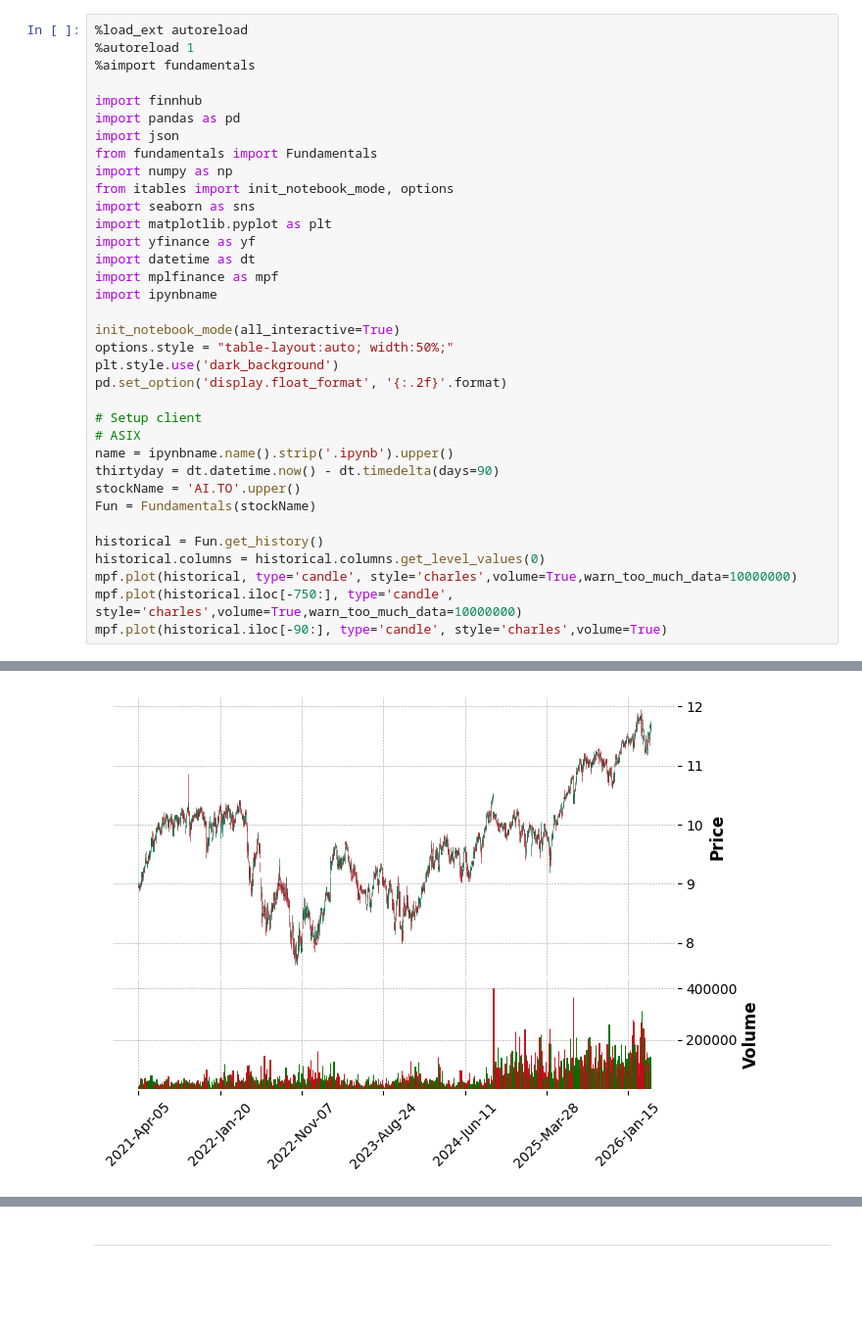
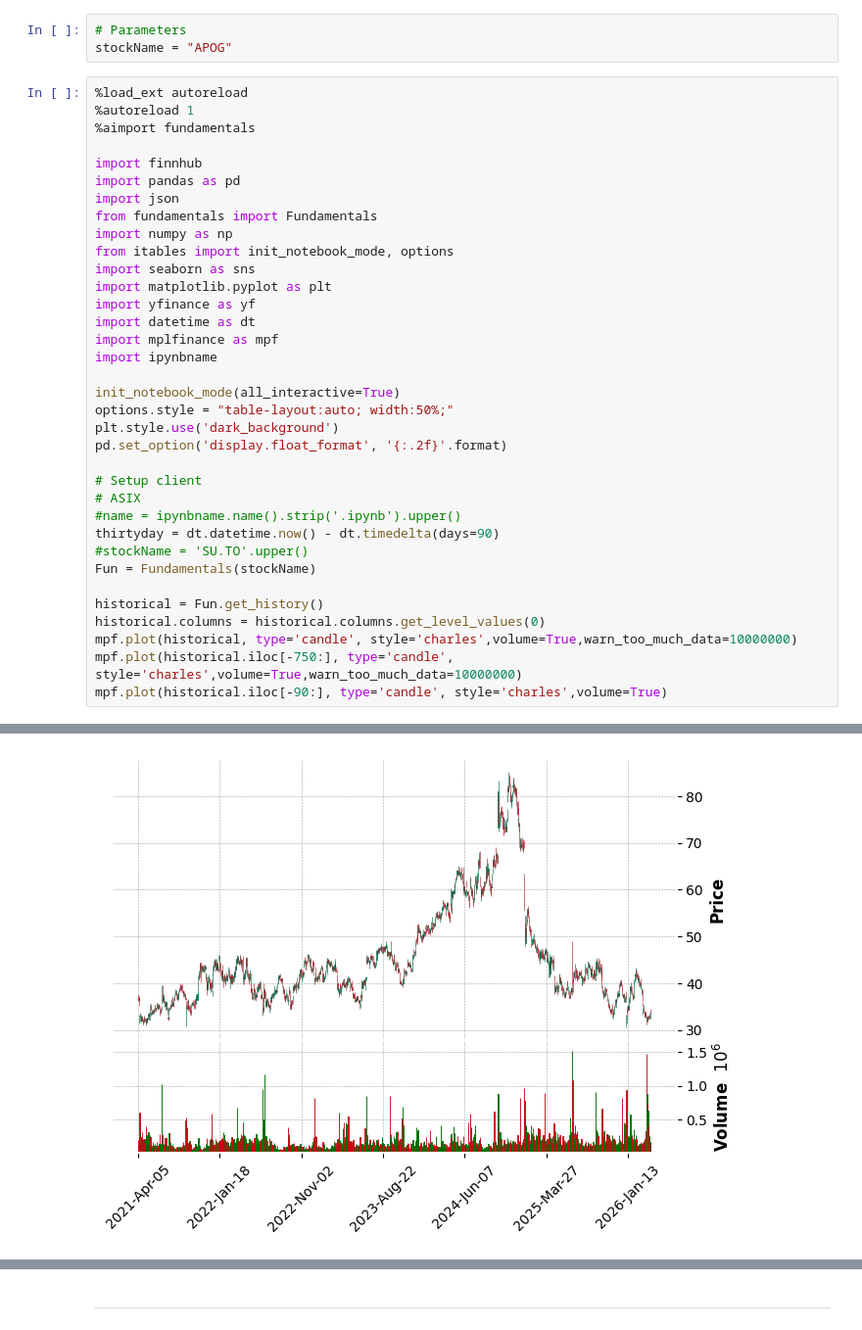
Before and after one commit to hodge-py/Quatro_Models, a Jupyter notebook: main.ipynb, the cells around one changed output, grey strips where cells are left out. Shown at 98% size. Saved outputs shown, nothing was run; the diff lists cells and outputs as text; blank space fills up the shorter version.

```diff
--- a/main.ipynb
+++ b/main.ipynb
@@ -1,3 +1,6 @@
+# %%
+# Parameters
+stockName = "APOG"
 # %%
 %load_ext autoreload
 %autoreload 1
@@ -23,9 +26,9 @@ pd.set_option('display.float_format', '{:.2f}'.format)
 
 # Setup client
 # ASIX
-name = ipynbname.name().strip('.ipynb').upper()
+#name = ipynbname.name().strip('.ipynb').upper()
 thirtyday = dt.datetime.now() - dt.timedelta(days=90)
-stockName = 'AI.TO'.upper()
+#stockName = 'SU.TO'.upper()
 Fun = Fundamentals(stockName)
 
 historical = Fun.get_history()
@@ -39,2 +40,2 @@ The autoreload extension is already loaded. To reload it, use:
 [interactive output not drawn]
-[figure, old version]
+[figure, new version]
```
Also changed, not shown: parts of 10 cells of this notebook, 21 other files.
